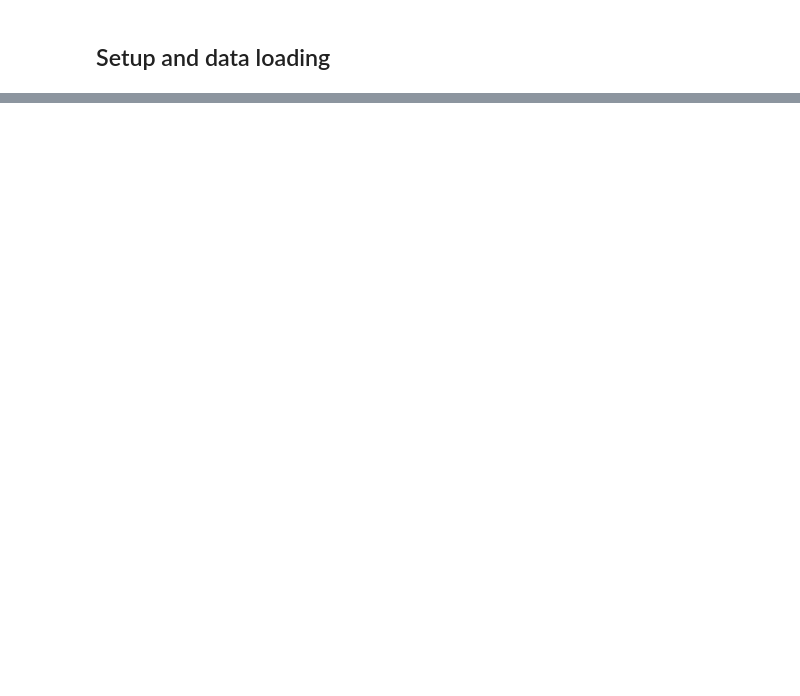
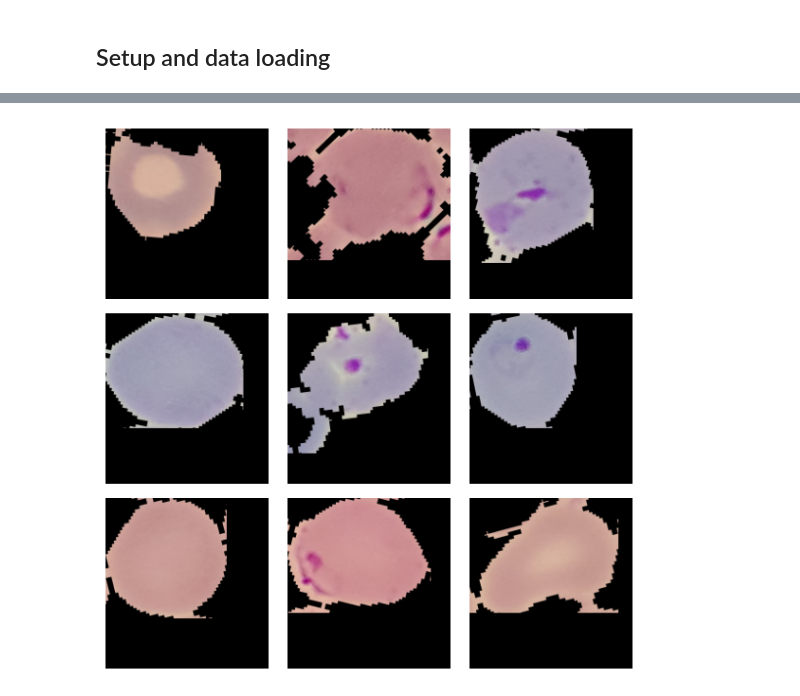
Before and after one commit to sitamgithub-MSIT/MalDetect, a Jupyter notebook: notebook/models/MODEL TRAINING(ResNet).ipynb, the cells around one changed output, grey strips where cells are left out. Drawn from its saved outputs; the diff is of its cells as text; code cells hidden in the pictures; blank space fills up the shorter version.

```diff
--- a/notebook/models/MODEL TRAINING(ResNet).ipynb
+++ b/notebook/models/MODEL TRAINING(ResNet).ipynb
@@ -378,0 +139,18 @@ plot_hist(hist)
+# %%
+# Randomly rotate the images in the batch
+random_rotation = keras_cv.layers.RandomRotation(factor=0.15)
+augmenters = [random_rotation]
+
+# Apply the augmenters to the image batch
+image_batch = random_rotation(image_batch)
+
+# Visualize the images in the batch
+keras_cv.visualization.plot_image_gallery(
+    image_batch.to_tensor(),
+    rows=3,
+    cols=3,
+    value_range=(0, 255),
+    show=True,
+)
+# %% [output]
+[figure, added]
```
Also changed, not shown: parts of 57 cells of this notebook, 25 other files.
